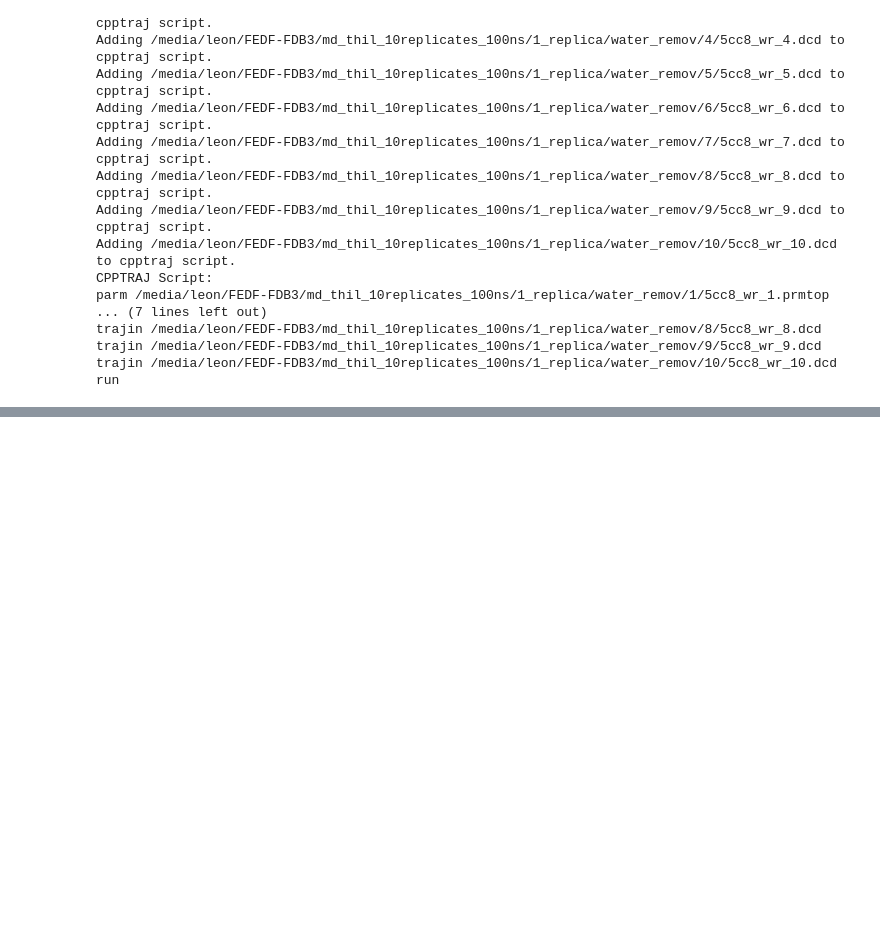
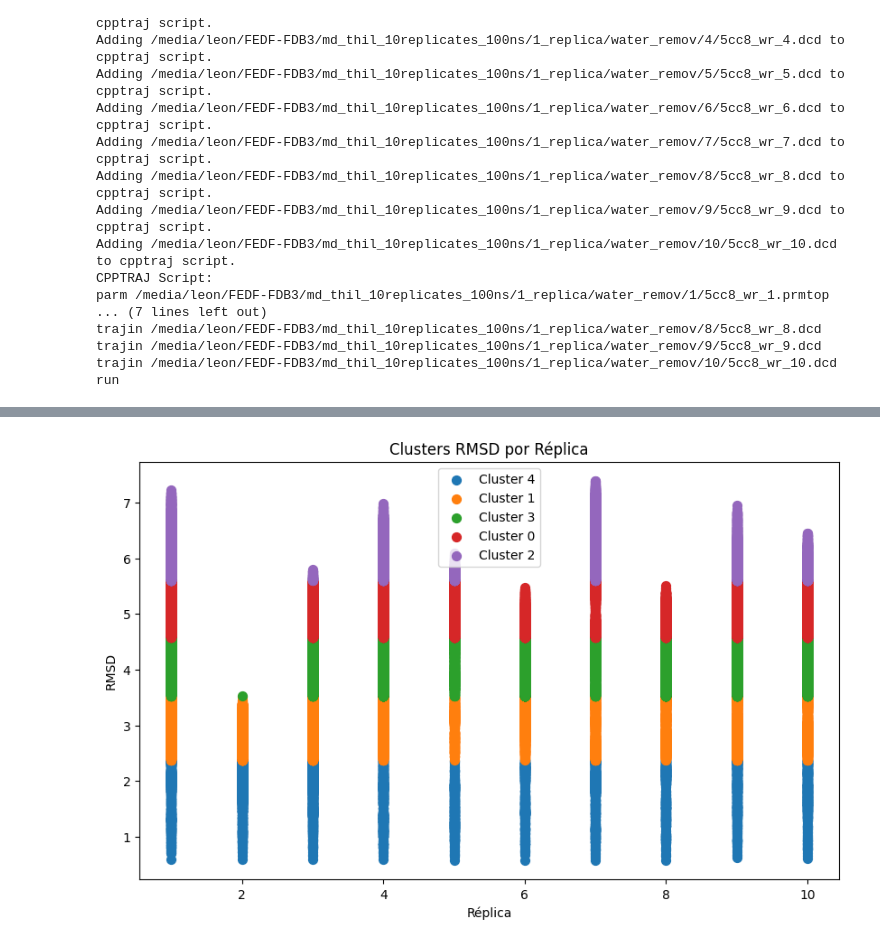
Before and after one commit to sulfierry/MolecularModeling, a Jupyter notebook: Molecular_dynamics/scripts/md_analysis.ipynb, the cells around one changed output, grey strips where cells are left out. Saved outputs shown, nothing was run; the diff lists cells and outputs as text; code cells hidden in the pictures; blank space fills up the shorter version.

```diff
--- a/Molecular_dynamics/scripts/md_analysis.ipynb
+++ b/Molecular_dynamics/scripts/md_analysis.ipynb
@@ -96,0 +148,43 @@ INPUT: Reading input from 'cpptraj_input.in'
+# %%
+import os
+import pandas as pd
+from sklearn.cluster import KMeans
+import matplotlib.pyplot as plt
+
+# Caminho base onde os arquivos .dat estão localizados
+base_path = "./"
+
+# Lista para armazenar os dados de todos os arquivos
+all_data = []
+
+# Ler cada arquivo .dat e adicionar a coluna da réplica
+for i in range(1, 11):
+    file_path = f"{base_path}/rmsd_replicate_{i}.dat"
+    # Certifique-se que o separador de colunas no seu arquivo .dat é corretamente identificado (e.g., espaço, vírgula)
+    data = pd.read_csv(file_path, sep="\s+", comment='#', header=0, names=["Frame", "RMSD"])
+    data["Replicate"] = i  # Adiciona a coluna da réplica
+    all_data.append(data)
+
+# Combina todos os dados em um único DataFrame
+combined_data = pd.concat(all_data)
+
+# Preparar os dados para clusterização (usaremos apenas a coluna RMSD aqui)
+X = combined_data[["RMSD"]].values
+
+# Clusterização com K-means
+kmeans = KMeans(n_clusters=5)  # Exemplo com 5 clusters
+combined_data['Cluster'] = kmeans.fit_predict(X)
+
+# Visualização simples dos clusters RMSD
+plt.figure(figsize=(10, 6))
+for cluster in combined_data['Cluster'].unique():
+    cluster_data = combined_data[combined_data['Cluster'] == cluster]
+    plt.scatter(cluster_data['Replicate'], cluster_data['RMSD'], label=f'Cluster {cluster}', s=50)
+
+plt.title('Clusters RMSD por Réplica')
+plt.xlabel('Réplica')
+plt.ylabel('RMSD')
+plt.legend()
+plt.show()
+# %% [output]
+[figure, added]
```
Also changed, not shown: parts of 3 cells of this notebook.
